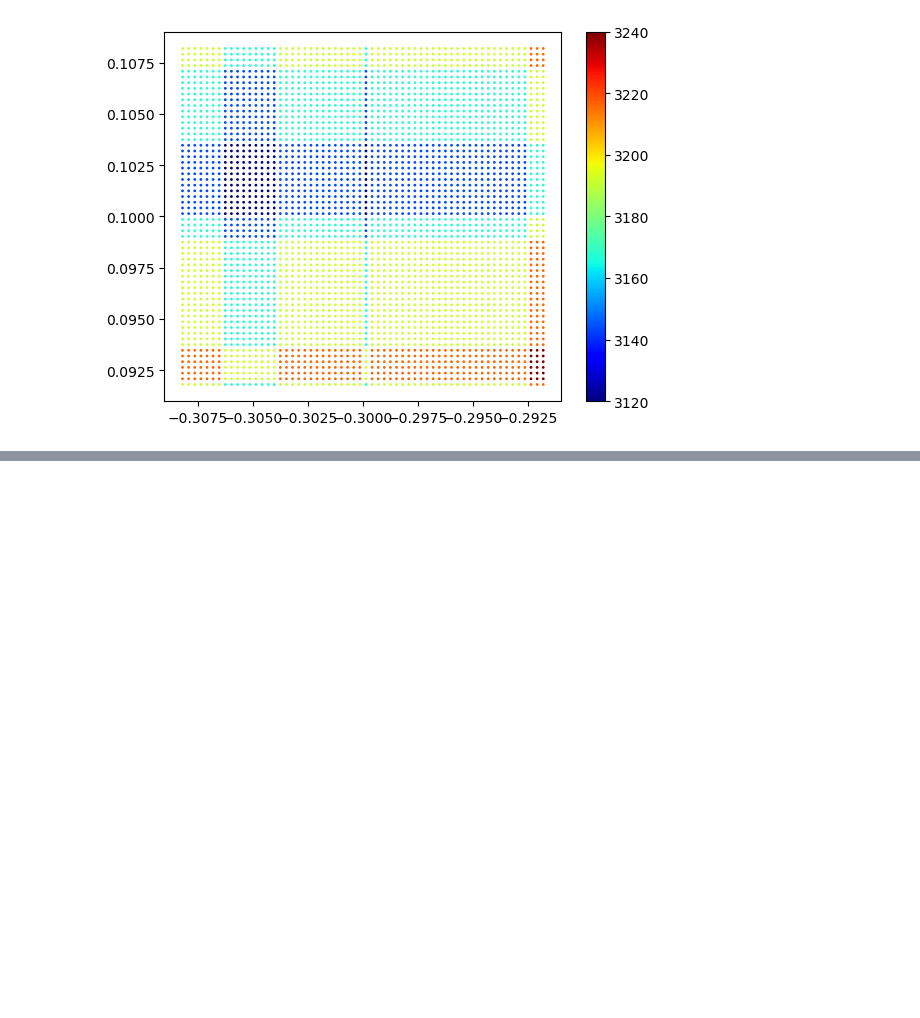
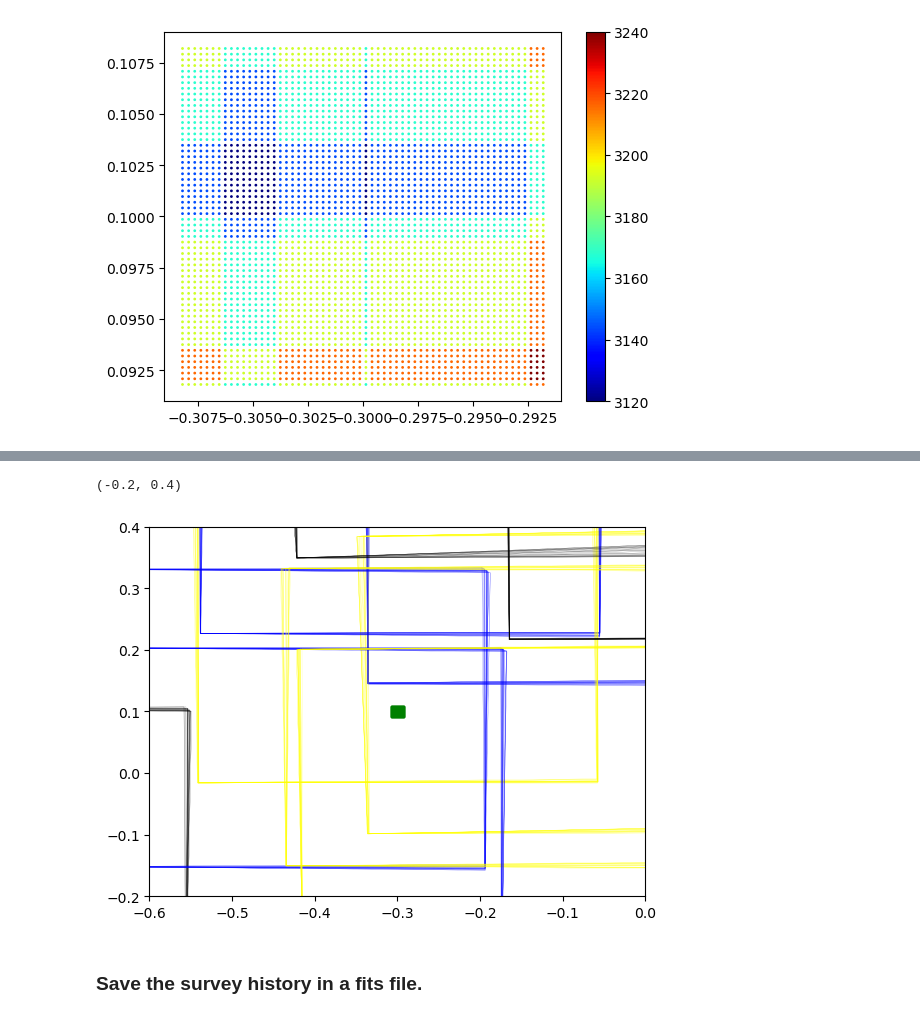
Before and after one commit to kawatadaisuke/JASMINE-analysis-testing, a Jupyter notebook: astrometry-validation/small-survey-plan/Small_Survey_Plan_astrometry_validation.ipynb, the cells around one changed output, grey strips where cells are left out. Drawn from its saved outputs; the diff is of its cells as text; code cells hidden in the pictures; blank space fills up the shorter version.

```diff
--- a/astrometry-validation/small-survey-plan/Small_Survey_Plan_astrometry_validation.ipynb
+++ b/astrometry-validation/small-survey-plan/Small_Survey_Plan_astrometry_validation.ipynb
@@ -469,3 +465,25 @@ plt.ylim(-0.2, 0.4)
+# %%
+# plot the small fields of one orbit
+fig, ax = plt.subplots()
+for iorb in range(4):
+    sindx = np.where(orbit_id_obs==iorb)[0]
+    # ax.scatter(lc_obs, bc_obs, c=field_id_obs, s=1, cmap=cm.jet)
+    # ax.scatter(lc_obs[sindx], bc_obs[sindx], c=field_id_obs[sindx], s=10, cmap=cm.jet)
+    ax.add_patch(Rectangle((lc_sf-0.5*dl_sf, bc_sf-0.5*db_sf), dl_sf, db_sf, color='green'))
+    color_patch = ['blue', 'yellow', 'red', 'black']
+    for i in sindx:
+        # plot with angle of position angle x 10.
+        ax.add_patch(Rectangle((lc_obs[i]-0.5*w_dtct, bc_obs[i]-0.5*w_dtct), w_dtct, w_dtct, fill=False,
+                               edgecolor=color_patch[field_id_obs[i]], angle=pa_obs[i]*10, linewidth=0.1))
+ax.add_patch(Rectangle((lc_sf-0.5*dl_sf, bc_sf-0.5*db_sf), dl_sf, db_sf, color='green'))
+plt.xlim(-0.6, 0.0)
+plt.ylim(-0.2, 0.4)
+# fig.colorbar(cx)
+# %% [output]
+(-0.2, 0.4)
+[figure, added]
+# %% [markdown]
+### Save the survey history in a fits file.
 # %%
 from astropy.table import QTable,Table
 from astropy.io import fits
```
Also changed, not shown: parts of 26 cells of this notebook.
